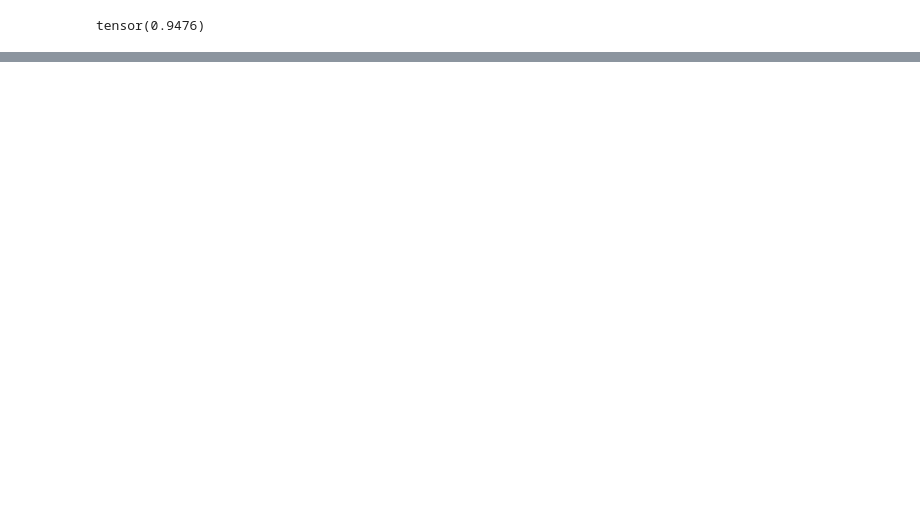
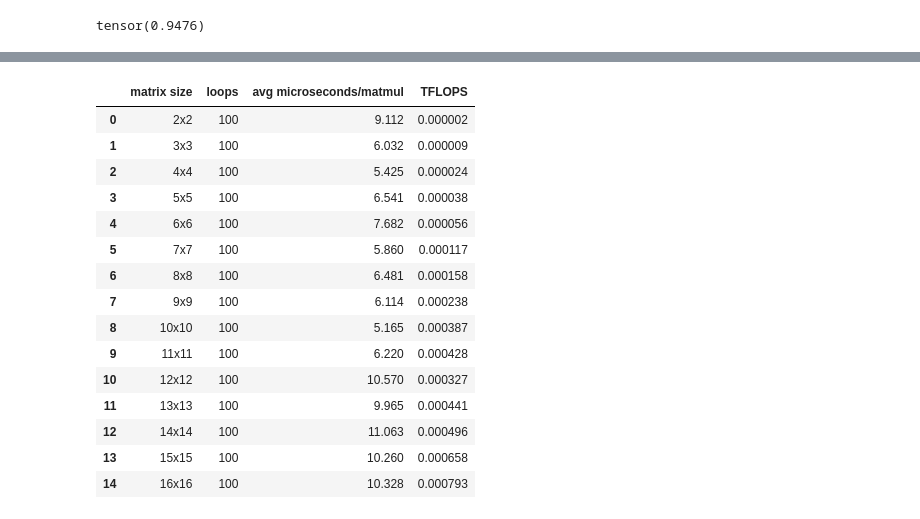
Before and after one commit to benhagg/build-nanogpt, a Jupyter notebook: play.ipynb, the cells around one changed output, grey strips where cells are left out. Saved outputs shown, nothing was run; the diff lists cells and outputs as text; code cells hidden in the pictures; blank space fills up the shorter version.

Commit message:
add matmul benchmark cell.

```diff
--- a/play.ipynb
+++ b/play.ipynb
@@ -815,3 +817,48 @@ loss: 7.93, , lr: 6.01e-04, norm: 3.02, ms: 753.09, tok/sec: 84.98
+# %%
+import time
+import pandas as pd
+
+loops = 100
+results = []
+
+with torch.inference_mode():
+    for n in range(2, 17):
+        a = torch.randn(n, n, dtype=torch.float32)
+        b = torch.randn(n, n, dtype=torch.float32)
+
+        # Warm up PyTorch's matrix-multiplication path.
+        for _ in range(10):
+            c = a @ b
+
+        t0 = time.perf_counter()
+        for _ in range(loops):
+            c = a @ b
+        elapsed_s = time.perf_counter() - t0
+
+        results.append({
+            "matrix size": f"{n}x{n}",
+            "avg microseconds/matmul": elapsed_s * 1e6 / loops,
+        })
+
+matmul_results = pd.DataFrame(results)
+display(matmul_results.round({"avg microseconds/matmul": 3}))
+# %% [output]
+|  | matrix size | loops | avg microseconds/matmul | TFLOPS |
+| 0 | 2x2 | 100 | 9.112 | 0.000002 |
+| 1 | 3x3 | 100 | 6.032 | 0.000009 |
+| 2 | 4x4 | 100 | 5.425 | 0.000024 |
+| 3 | 5x5 | 100 | 6.541 | 0.000038 |
+| 4 | 6x6 | 100 | 7.682 | 0.000056 |
+| 5 | 7x7 | 100 | 5.860 | 0.000117 |
+| 6 | 8x8 | 100 | 6.481 | 0.000158 |
+| 7 | 9x9 | 100 | 6.114 | 0.000238 |
+| 8 | 10x10 | 100 | 5.165 | 0.000387 |
+| 9 | 11x11 | 100 | 6.220 | 0.000428 |
+| 10 | 12x12 | 100 | 10.570 | 0.000327 |
+| 11 | 13x13 | 100 | 9.965 | 0.000441 |
+| 12 | 14x14 | 100 | 11.063 | 0.000496 |
+| 13 | 15x15 | 100 | 10.260 | 0.000658 |
+| 14 | 16x16 | 100 | 10.328 | 0.000793 |
 # %%
 import torch
 
```
Also changed, not shown: parts of 8 cells of this notebook, 1 other file.
